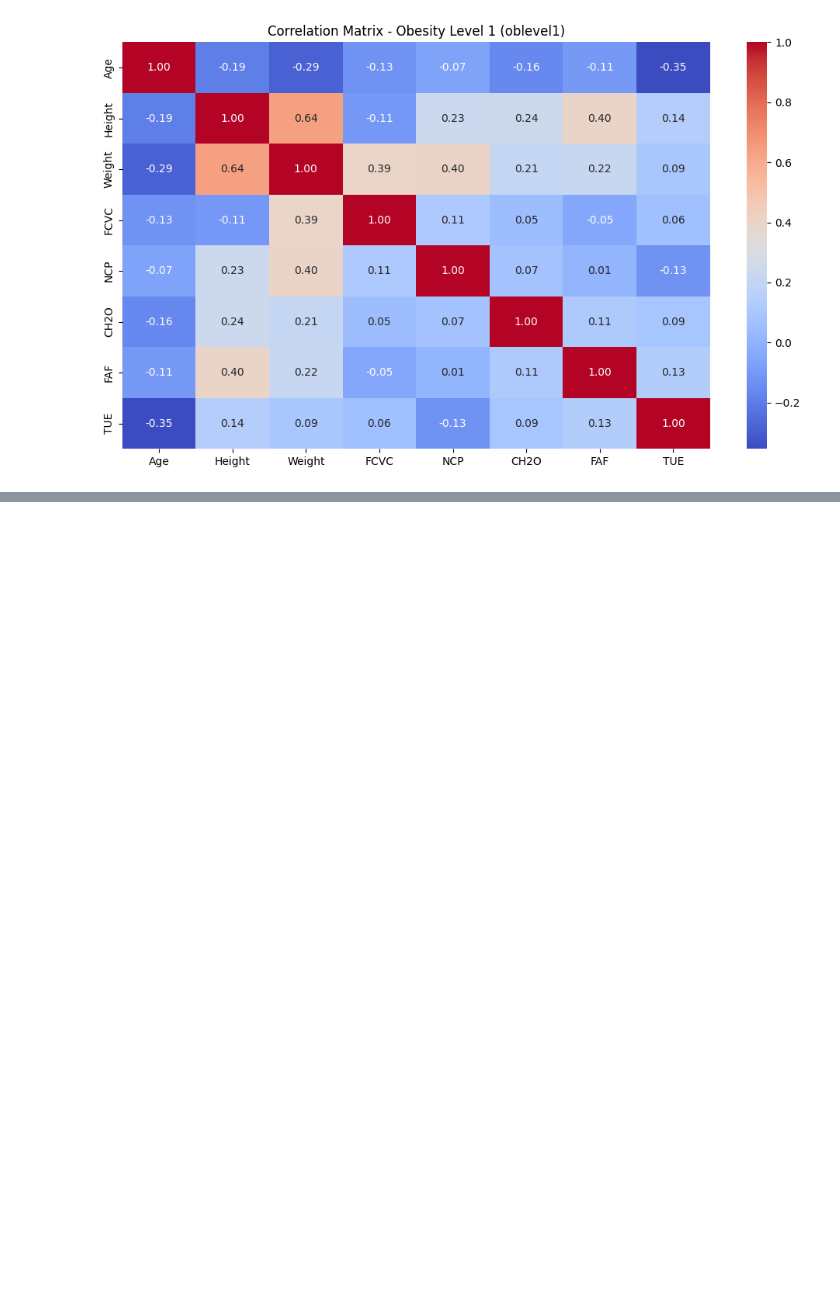
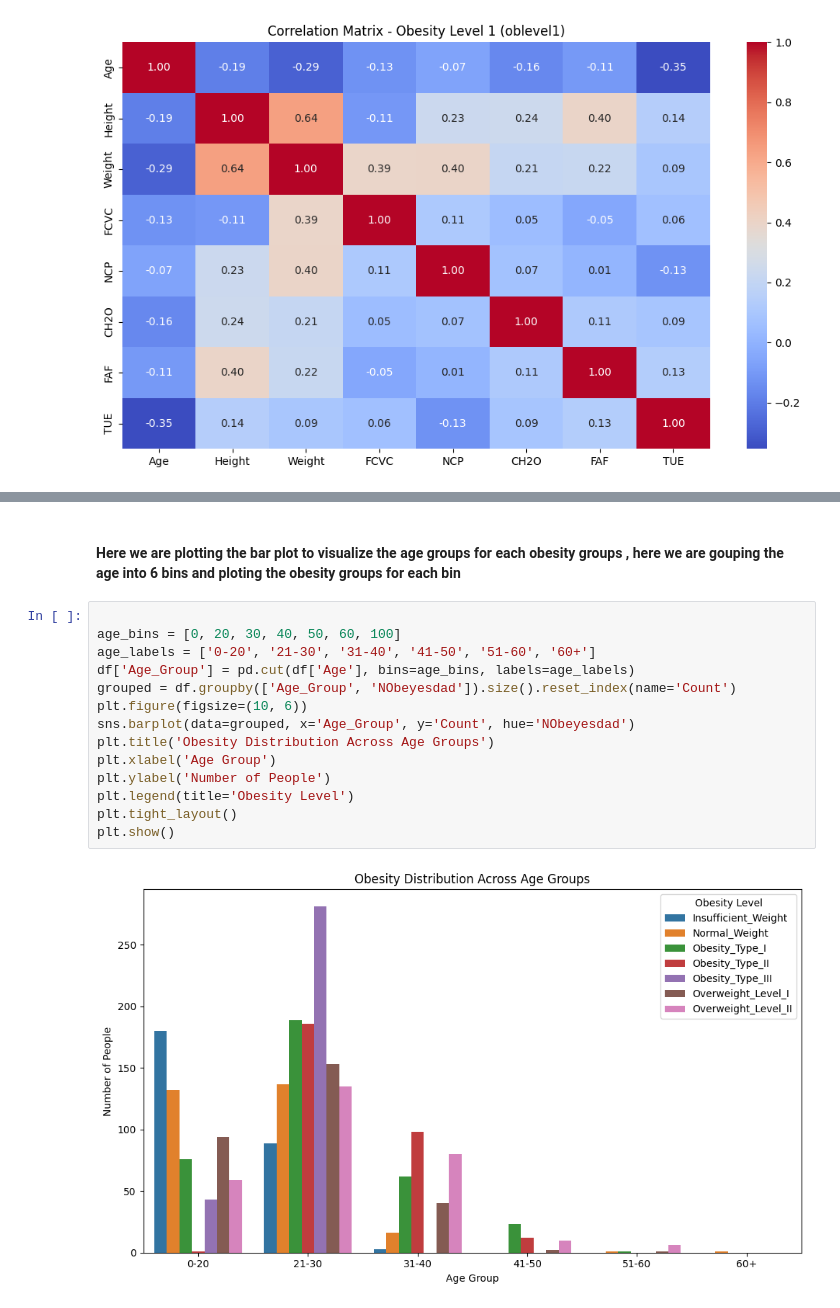
Before and after one commit to lalithavemalapalli/data_science, a Jupyter notebook: hypothesis/analysis.ipynb, the cells around one changed output, grey strips where cells are left out. Cells and saved outputs as stored; diff of their text form; blank space fills up the shorter version.

```diff
--- a/hypothesis/analysis.ipynb
+++ b/hypothesis/analysis.ipynb
@@ -504,0 +358,18 @@ TUE     1.000000
+# %% [markdown]
+#### Here we are plotting the bar plot to visualize the age groups for each obesity groups , here we are gouping the age into 6 bins and ploting the obesity groups for each bin
+# %%
+
+age_bins = [0, 20, 30, 40, 50, 60, 100]
+age_labels = ['0-20', '21-30', '31-40', '41-50', '51-60', '60+']
+df['Age_Group'] = pd.cut(df['Age'], bins=age_bins, labels=age_labels)
+grouped = df.groupby(['Age_Group', 'NObeyesdad']).size().reset_index(name='Count')
+plt.figure(figsize=(10, 6))
+sns.barplot(data=grouped, x='Age_Group', y='Count', hue='NObeyesdad')
+plt.title('Obesity Distribution Across Age Groups')
+plt.xlabel('Age Group')
+plt.ylabel('Number of People')
+plt.legend(title='Obesity Level')
+plt.tight_layout()
+plt.show()
+# %% [output]
+[figure, added]
```
Also changed, not shown: parts of 58 cells of this notebook, 1 other file.
